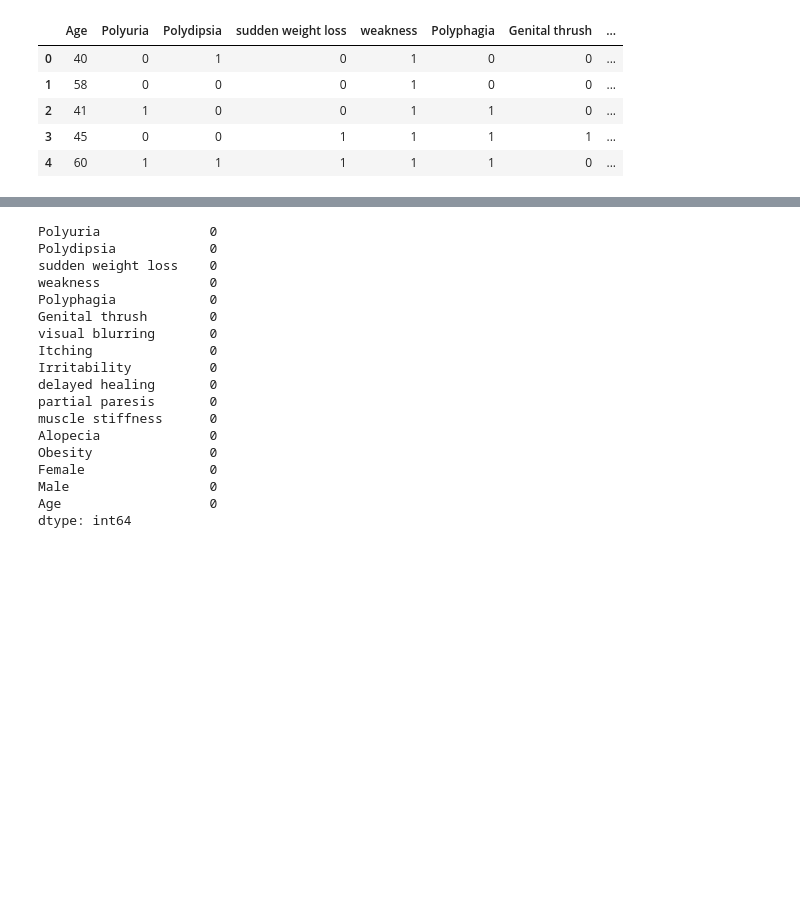
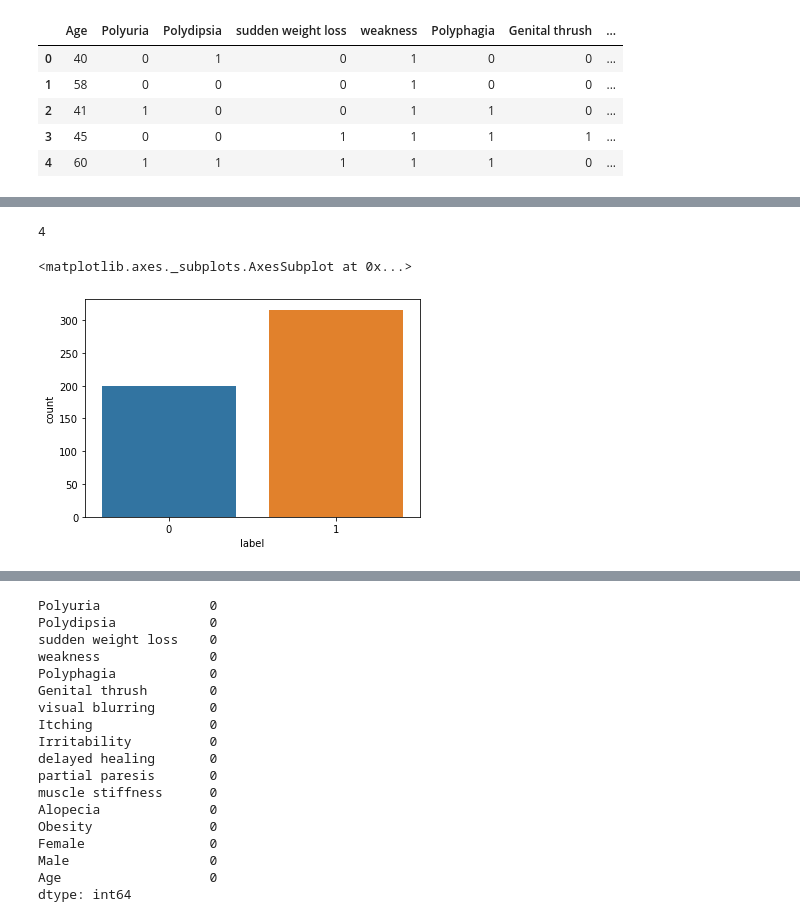
Before and after one commit to funtodaramola/Early-stage-diabetes-risk-prediction-using-Logistic-Regression, a Jupyter notebook: Early_Diabetes_Prediction.ipynb, the cells around one changed output, grey strips where cells are left out. Cells and saved outputs as stored; diff of their text form; code cells hidden in the pictures; blank space fills up the shorter version.

```diff
--- a/Early_Diabetes_Prediction.ipynb
+++ b/Early_Diabetes_Prediction.ipynb
@@ -59,0 +62,14 @@ binaryData.describe()
+# %%
+#checking for outliers
+z = np.abs(stats.zscore(binaryData))
+outliers = list(set(np.where(z > 3)[0]))
+
+len(outliers)
+# %% [output]
+4
+# %%
+binaryData = binaryData.drop(outliers,axis = 0).reset_index(drop = False) #dropping outliers
+sns.countplot(binaryData["label"]) # Checking for class imbalance
+# %% [output]
+<matplotlib.axes._subplots.AxesSubplot at 0x...>
+[figure, added]
```
Also changed, not shown: parts of 17 cells of this notebook.
